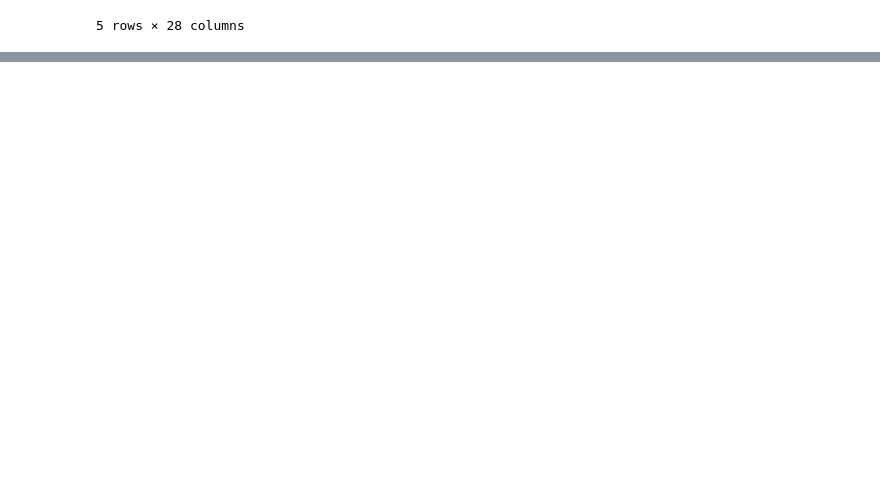
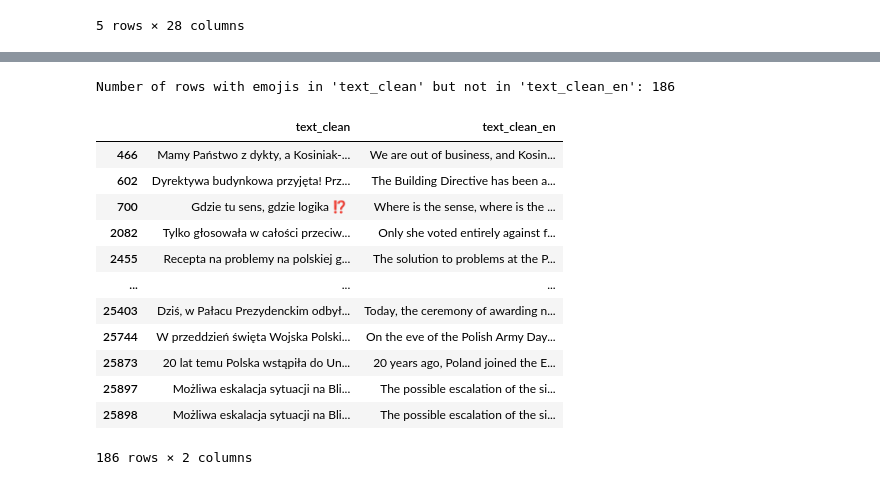
Before and after one commit to MPKuchciak/Twitter, a Jupyter notebook: 002. Basic Data Cleaning.ipynb, the cells around one changed output, grey strips where cells are left out. Saved outputs shown, nothing was run; the diff lists cells and outputs as text; code cells hidden in the pictures; blank space fills up the shorter version.

```diff
--- a/002. Basic Data Cleaning.ipynb
+++ b/002. Basic Data Cleaning.ipynb
@@ -1265 +1063,27 @@ df['text_clean_en'] = df['text_clean_en'].replace('#VALUE!', pd.NA)
+# %%
+# Filter rows
+rows_with_emojis_in_text_clean_only = df_clean_translated[
+    (df_clean_translated['emoji_count'] > 0) & (df_clean_translated['emoji_count_en'] == 0)
+]
+
+# Display the number of such rows
+print(f"Number of rows with emojis in 'text_clean' but not in 'text_clean_en': {len(rows_with_emojis_in_text_clean_only)}")
+
+# Display the affected rows
+rows_with_emojis_in_text_clean_only[['text_clean', 'text_clean_en']]
+# %% [output]
+Number of rows with emojis in 'text_clean' but not in 'text_clean_en': 186
+|  | text_clean | text_clean_en |
+| 466 | Mamy Państwo z dykty, a Kosiniak-... | We are out of business, and Kosin... |
+| 602 | Dyrektywa budynkowa przyjęta! Prz... | The Building Directive has been a... |
+| 700 | Gdzie tu sens, gdzie logika ⁉ ️ | Where is the sense, where is the ... |
+| 2082 | Tylko głosowała w całości przeciw... | Only she voted entirely against f... |
+| 2455 | Recepta na problemy na polskiej g... | The solution to problems at the P... |
+| ... | ... | ... |
+| 25403 | Dziś, w Pałacu Prezydenckim odbył... | Today, the ceremony of awarding n... |
+| 25744 | W przeddzień święta Wojska Polski... | On the eve of the Polish Army Day... |
+| 25873 | 20 lat temu Polska wstąpiła do Un... | 20 years ago, Poland joined the E... |
+| 25897 | Możliwa eskalacja sytuacji na Bli... | The possible escalation of the si... |
+| 25898 | Możliwa eskalacja sytuacji na Bli... | The possible escalation of the si... |
+186 rows × 2 columns
 # %%
```
Also changed, not shown: parts of 28 cells of this notebook.
